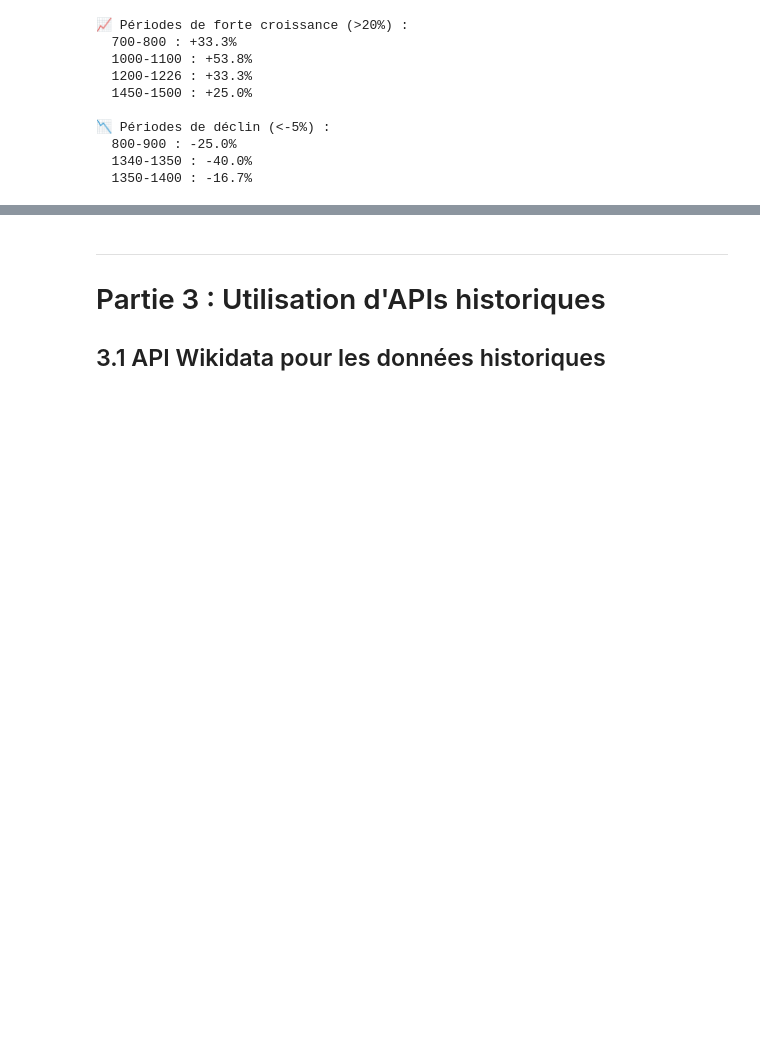
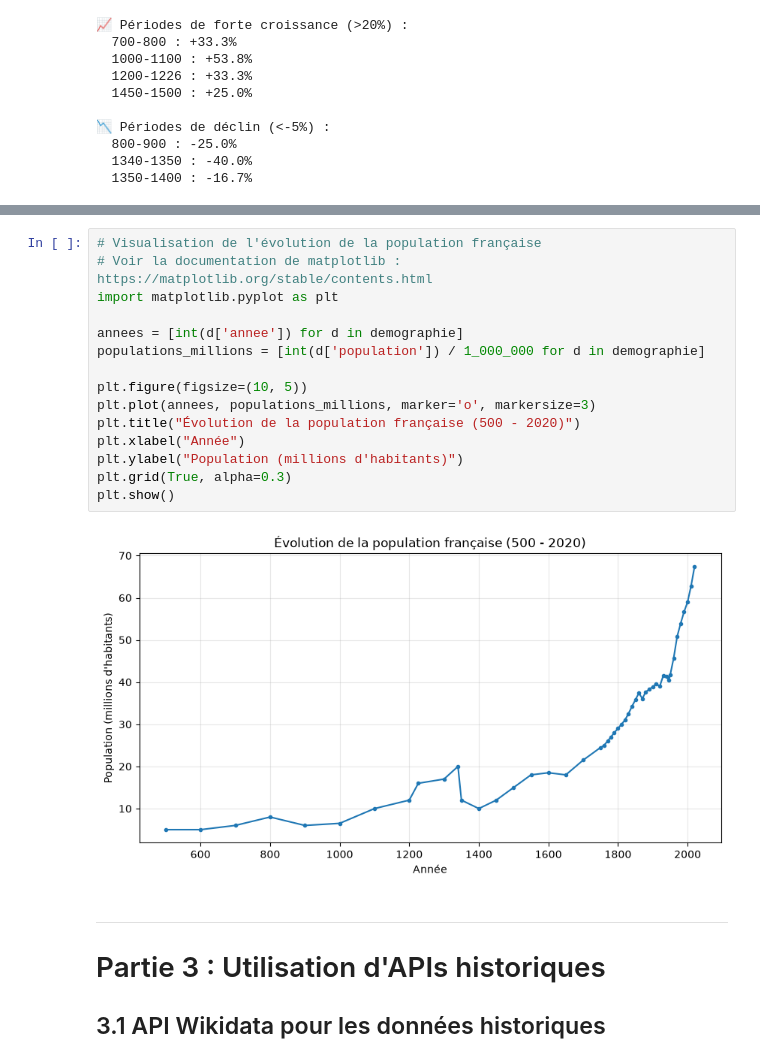
Before and after one commit to ericmermet/python-shs, a Jupyter notebook: history/1_analyse_donnees_historiques.ipynb, the cells around one changed output, grey strips where cells are left out. Drawn from its saved outputs; the diff is of its cells as text; blank space fills up the shorter version.

```diff
--- a/history/1_analyse_donnees_historiques.ipynb
+++ b/history/1_analyse_donnees_historiques.ipynb
@@ -335,3 +361,20 @@ identifier_tendances(demographie)
+# %%
+# Visualisation de l'évolution de la population française
+# Voir la documentation de matplotlib : https://matplotlib.org/stable/contents.html
+import matplotlib.pyplot as plt
+
+annees = [int(d['annee']) for d in demographie]
+populations_millions = [int(d['population']) / 1_000_000 for d in demographie]
+
+plt.figure(figsize=(10, 5))
+plt.plot(annees, populations_millions, marker='o', markersize=3)
+plt.title("Évolution de la population française (500 - 2020)")
+plt.xlabel("Année")
+plt.ylabel("Population (millions d'habitants)")
+plt.grid(True, alpha=0.3)
+plt.show()
+# %% [output]
+[figure, added]
 # %% [markdown]
 ---
 # Partie 3 : Utilisation d'APIs historiques
```
Also changed, not shown: parts of 3 cells of this notebook, 24 other files.
